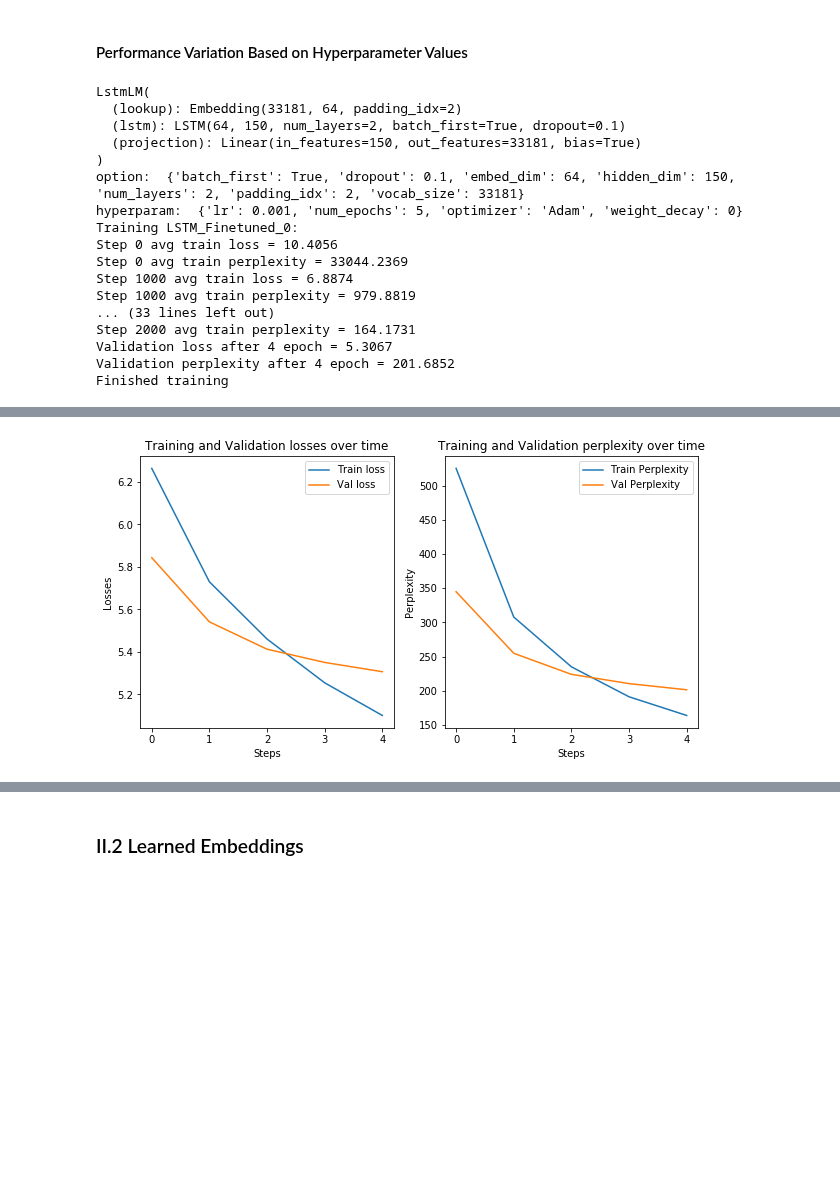
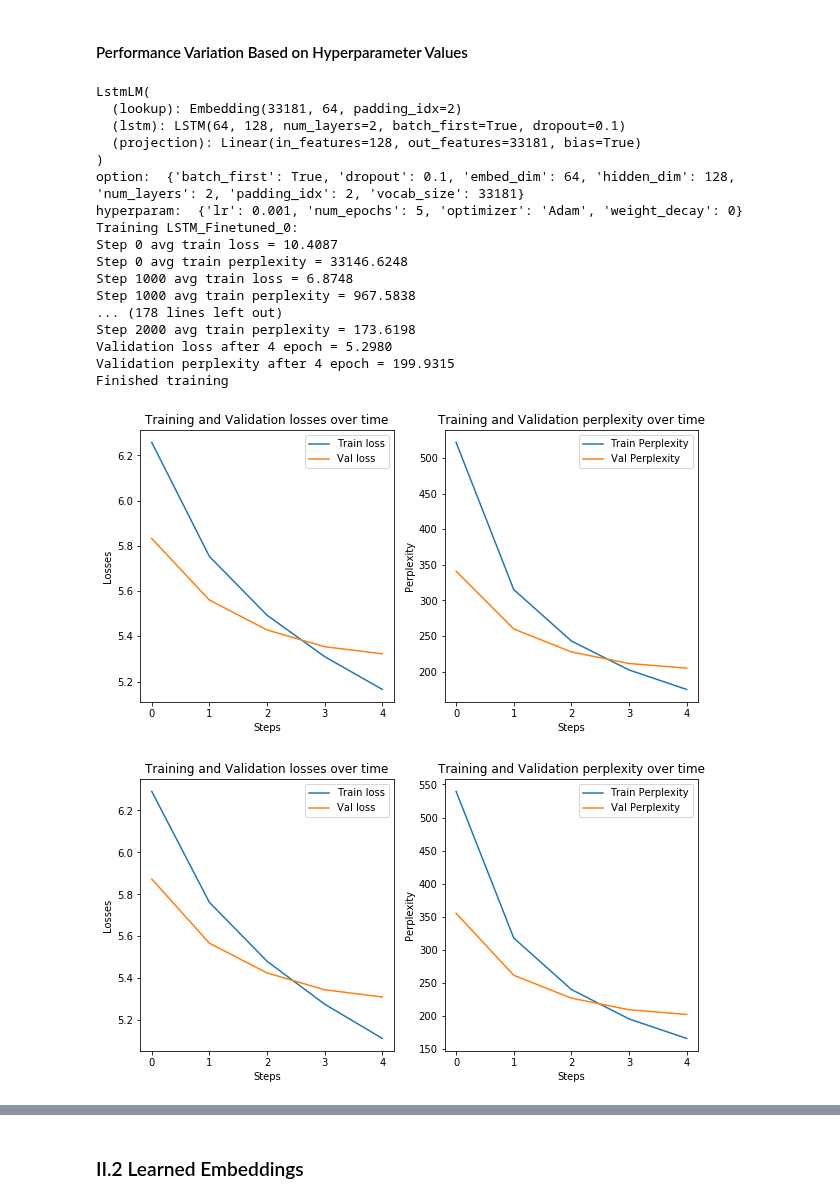
Before and after one commit to nimiw0821/DS-GA_1011_NLP, a Jupyter notebook: HW2/lm_homework.ipynb, the cells around one changed output, grey strips where cells are left out. Saved outputs shown, nothing was run; the diff lists cells and outputs as text; code cells hidden in the pictures; blank space fills up the shorter version.

```diff
--- a/HW2/lm_homework.ipynb
+++ b/HW2/lm_homework.ipynb
@@ -576,9 +576,9 @@ from collections import defaultdict
 # Fine tuning hyperparameters for LSTM
 # fine tune: regularization
 embed_dim = [64]
-hidden_dim = [150]
+hidden_dim = [128,150]
 num_layers = [2]
-dropout = [0.1]
+dropout = [0.1,0.3]
 options = {
     'vocab_size': [len(wikitext_dict)],
     'embed_dim': embed_dim,
@@ -590,41 +590,44 @@ options = {
 }
 
 regularized_hyperparams = {
     'optimizer': ['Adam'],
     'lr': [0.001],
     'num_epochs': [5],
     'weight_decay': [0]
 }
 
 finetune_res = {}
 i=0
 for option in ParameterGrid(options):
     for hyperparam in ParameterGrid(regularized_hyperparams):
         model_lstm_tuned = LstmLM(option).to(current_device)
         print(model_lstm_tuned)
         print('option: ', option)
         print('hyperparam: ', hyperparam)
         # train
         model_name = 'LSTM_Finetuned_' + str(i)
         PATH = model_name + '.pth'
         finetune_lstm_losses, finetune_lstm_model = train_model(model_lstm_tuned, model_name, hyperparam, wikitext_loaders)
+        plot_loss(finetune_lstm_losses) # plot losses
         finetune_res[model_name]=(finetune_lstm_model, {**option, **hyperparam}, finetune_lstm_losses)
         i+=1
 # %% [output]
 LstmLM(
   (lookup): Embedding(33181, 64, padding_idx=2)
-  (lstm): LSTM(64, 150, num_layers=2, batch_first=True, dropout=0.1)
-  (projection): Linear(in_features=150, out_features=33181, bias=True)
+  (lstm): LSTM(64, 128, num_layers=2, batch_first=True, dropout=0.1)
+  (projection): Linear(in_features=128, out_features=33181, bias=True)
 )
-option:  {'batch_first': True, 'dropout': 0.1, 'embed_dim': 64, 'hidden_dim': 150, 'num_layers': 2, 'padding_idx': 2, 'vocab_size': 33181}
+option:  {'batch_first': True, 'dropout': 0.1, 'embed_dim': 64, 'hidden_dim': 128, 'num_layers': 2, 'padding_idx': 2, 'vocab_size': 33181}
 hyperparam:  {'lr': 0.001, 'num_epochs': 5, 'optimizer': 'Adam', 'weight_decay': 0}
 Training LSTM_Finetuned_0:
-Step 0 avg train loss = 10.4056
-Step 0 avg train perplexity = 33044.2369
-Step 1000 avg train loss = 6.8874
-Step 1000 avg train perplexity = 979.8819
-... (33 lines left out)
-Step 2000 avg train perplexity = 164.1731
-Validation loss after 4 epoch = 5.3067
-Validation perplexity after 4 epoch = 201.6852
+Step 0 avg train loss = 10.4087
+Step 0 avg train perplexity = 33146.6248
+Step 1000 avg train loss = 6.8748
+Step 1000 avg train perplexity = 967.5838
+... (178 lines left out)
+Step 2000 avg train perplexity = 173.6198
+Validation loss after 4 epoch = 5.2980
+Validation perplexity after 4 epoch = 199.9315
 Finished training
+[figure, added]
+[figure, added]
@@ -631,4 +635,0 @@ Finished training
-# %%
-plot_loss(finetune_lstm_losses)
-# %% [output]
-[figure, removed]
```
Also changed, not shown: parts of 3 cells of this notebook.
